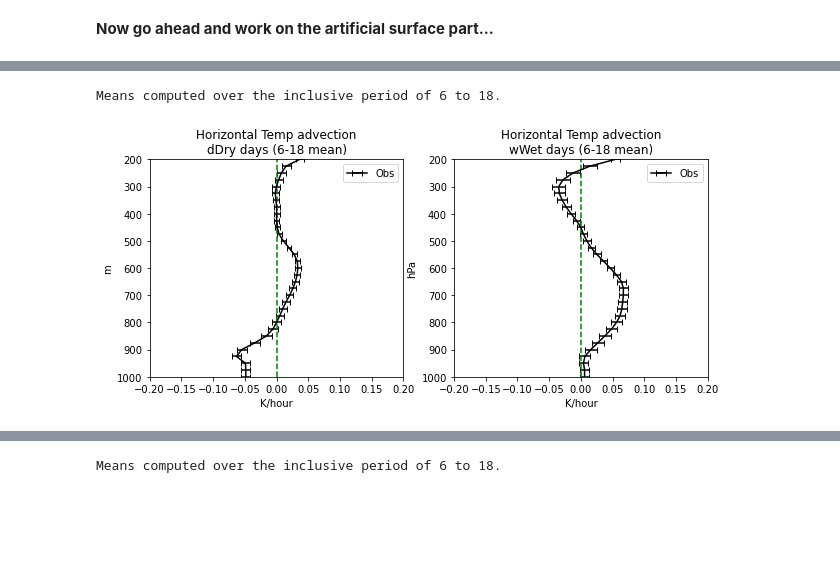
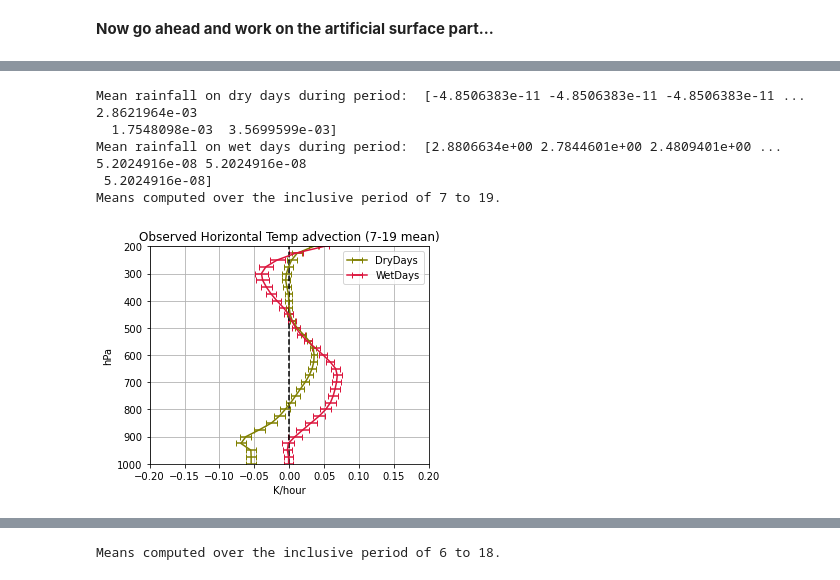
Before and after one commit to megandevlan/CLASP-CESM2_analysis, a Jupyter notebook: UnderstandMeteorology.ipynb, the cells around one changed output, grey strips where cells are left out. Saved outputs shown, nothing was run; the diff lists cells and outputs as text; code cells hidden in the pictures; blank space fills up the shorter version.

Commit message:
Periodic scripts update

```diff
--- a/UnderstandMeteorology.ipynb
+++ b/UnderstandMeteorology.ipynb
@@ -1738,7 +962,11 @@ hourlyMean_wWetArtificial_HMG['SampleCount']         = (('hour'), nTimes_wWetArt
 hourlyMean_wWetArtificial_HTG['SampleCount']         = (('hour'), nTimes_wWetArtificial)
 hourlyMean_wWet_Obs['SampleCount']                   = (('hour'), nTimes_wWetObs)
 # %%
-plotProfilesObs_timeOfDayMean(6,18, 'T_adv_h', 200, -0.2, 0.2)
+plotProfilesObs_timeOfDayMean_1plot(7,19, 'T_adv_h', 200, -0.2, 0.2)
 # %% [output]
-Means computed over the inclusive period of 6 to 18.
+Mean rainfall on dry days during period:  [-4.8506383e-11 -4.8506383e-11 -4.8506383e-11 ...  2.8621964e-03
+  1.7548098e-03  3.5699599e-03]
+Mean rainfall on wet days during period:  [2.8806634e+00 2.7844601e+00 2.4809401e+00 ... 5.2024916e-08 5.2024916e-08
+ 5.2024916e-08]
+Means computed over the inclusive period of 7 to 19.
-[figure, old version]
+[figure, new version]
```
Also changed, not shown: parts of 50 cells of this notebook, 16 other files.
